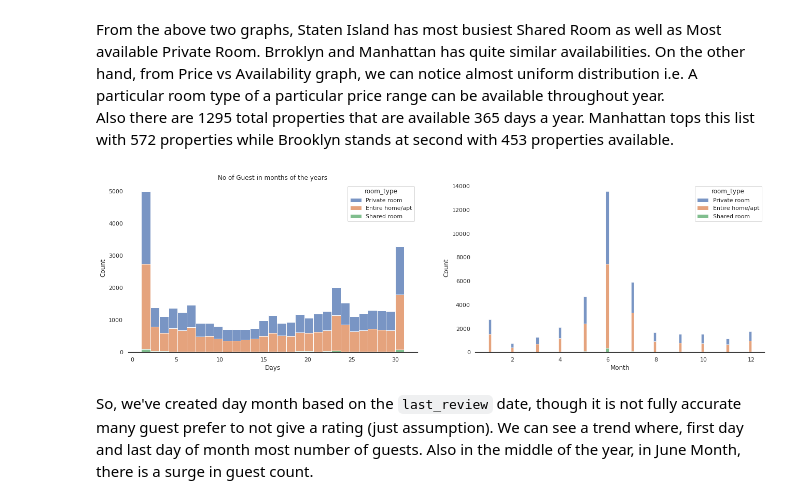
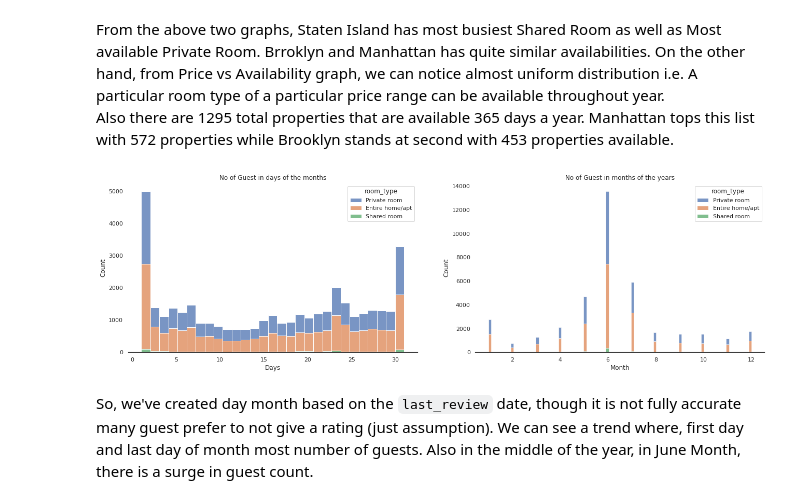
Before and after one commit to awesomedeba10/AirBnb-Booking-Analysis---AlmaBetter-Capstone-Project, a Jupyter notebook: Airbnb_Bookings_Analysis_Capstone_Project_by_Debanjan_Ganguly.ipynb, the cells around one changed output. Cells and saved outputs as stored; diff of their text form; code cells hidden in the pictures.

```diff
--- a/Airbnb_Bookings_Analysis_Capstone_Project_by_Debanjan_Ganguly.ipynb
+++ b/Airbnb_Bookings_Analysis_Capstone_Project_by_Debanjan_Ganguly.ipynb
@@ -260,14 +262,14 @@ filtered_df = df[df['Years'] != 1970]
 # %%
 fig, axes = plt.subplots(nrows=1, ncols=2, figsize=(22, 6))
 ax = axes.flatten()
 
 sns.histplot(data=filtered_df, x='Days', hue='room_type', multiple="stack", ax=ax[0])
 ax[0].set_title('No of Guest in days of the months')
 sns.histplot(data=filtered_df, x='Month', hue='room_type', multiple="stack", ax=ax[1])
-ax[0].set_title('No of Guest in months of the years')
+ax[1].set_title('No of Guest in months of the years')
 sns.despine(fig, left=True)
 # %% [output]
-[figure, old version]
+[figure, new version]
 # %% [markdown]
 So, we've created day month based on the `last_review` date, though it is not fully accurate many guest prefer to not give a rating (just assumption). We can see a trend where, first day and last day of month most number of guests. Also in the middle of the year, in June Month, there is a surge in guest count.
 # %%
```
Also changed, not shown: parts of 7 cells of this notebook.
